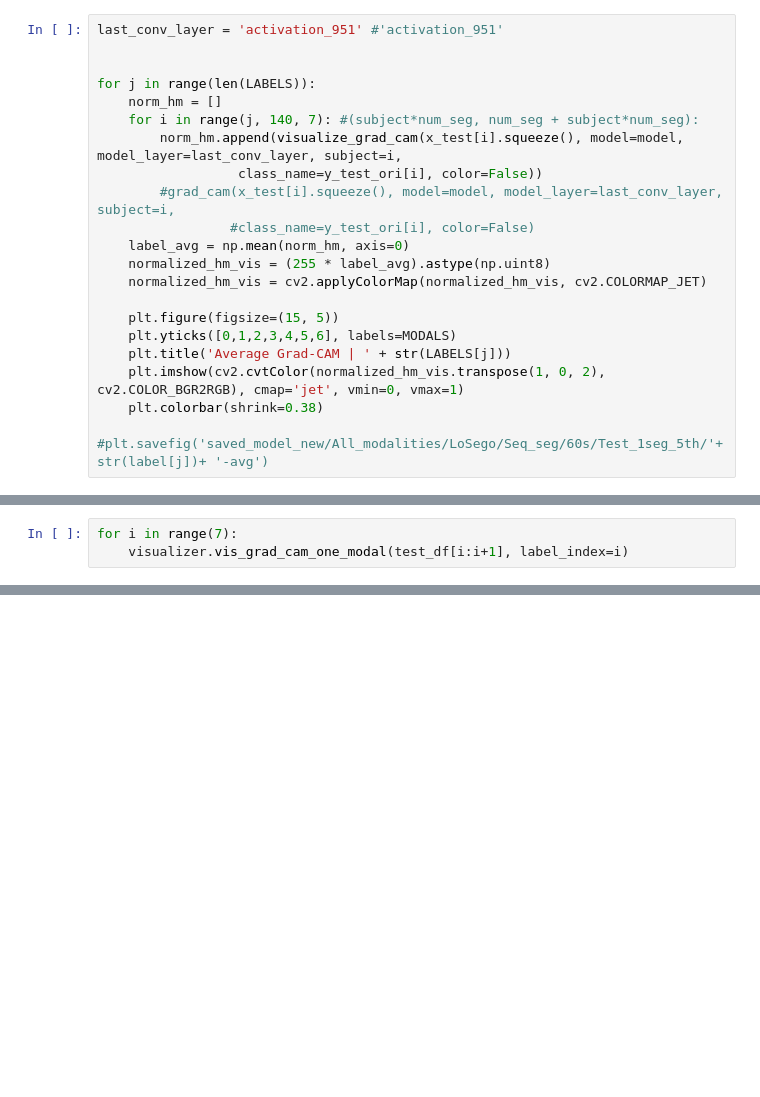
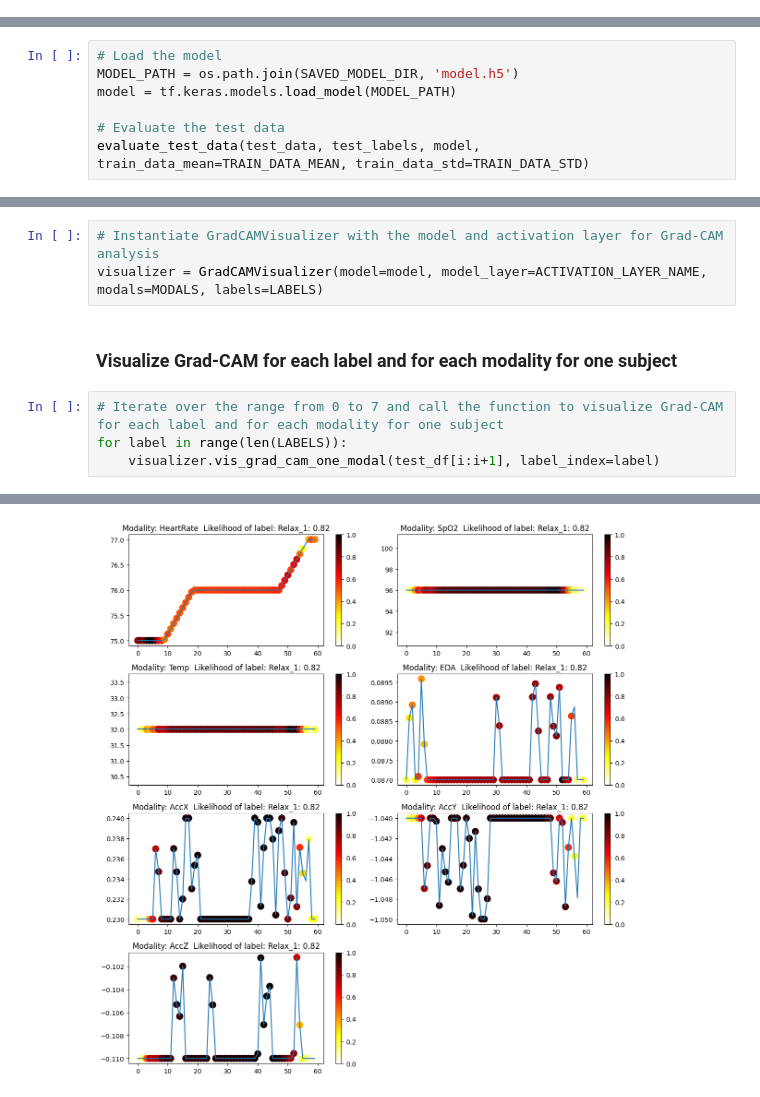
Before and after one commit to dheerajpr97/Explainable-AI-Non-EEG, a Jupyter notebook: notebooks/evaluation.ipynb, the cells around one changed output, grey strips where cells are left out. Drawn from its saved outputs; the diff is of its cells as text; blank space fills up the shorter version.

```diff
--- a/notebooks/evaluation.ipynb
+++ b/notebooks/evaluation.ipynb
@@ -372,21 +0,0 @@ a = visualize_grad_cam(x_test[0].squeeze(), model=model, model_layer='activation
-# %%
-last_conv_layer = 'activation_951' #'activation_951'
-
-
-for j in range(len(LABELS)):
-    norm_hm = []
-    for i in range(j, 140, 7): #(subject*num_seg, num_seg + subject*num_seg):
-        norm_hm.append(visualize_grad_cam(x_test[i].squeeze(), model=model, model_layer=last_conv_layer, subject=i,
-                  class_name=y_test_ori[i], color=False))
-        #grad_cam(x_test[i].squeeze(), model=model, model_layer=last_conv_layer, subject=i,
-                 #class_name=y_test_ori[i], color=False)
-    label_avg = np.mean(norm_hm, axis=0)
-    normalized_hm_vis = (255 * label_avg).astype(np.uint8)
-    normalized_hm_vis = cv2.applyColorMap(normalized_hm_vis, cv2.COLORMAP_JET)
-
-    plt.figure(figsize=(15, 5))
-    plt.yticks([0,1,2,3,4,5,6], labels=MODALS)
-    plt.title('Average Grad-CAM | ' + str(LABELS[j]))
-    plt.imshow(cv2.cvtColor(normalized_hm_vis.transpose(1, 0, 2), cv2.COLOR_BGR2RGB), cmap='jet', vmin=0, vmax=1)
-    plt.colorbar(shrink=0.38)
-    #plt.savefig('saved_model_new/All_modalities/LoSego/Seq_seg/60s/Test_1seg_5th/'+str(label[j])+ '-avg')
@@ -580,3 +0,0 @@ visualizer = GradCAMVisualizer(model=model, model_layer='activation_951', modals
-# %%
-for i in range(7):
-    visualizer.vis_grad_cam_one_modal(test_df[i:i+1], label_index=i)
@@ -615,0 +35,7 @@ visualizer.average_grad_cam(test_df)
+# %%
+# Load the model
+MODEL_PATH = os.path.join(SAVED_MODEL_DIR, 'model.h5')
+model = tf.keras.models.load_model(MODEL_PATH)
+
+# Evaluate the test data
+evaluate_test_data(test_data, test_labels, model, train_data_mean=TRAIN_DATA_MEAN, train_data_std=TRAIN_DATA_STD)
@@ -615,0 +49,10 @@ visualizer.average_grad_cam(test_df)
+# %%
+# Instantiate GradCAMVisualizer with the model and activation layer for Grad-CAM analysis
+visualizer = GradCAMVisualizer(model=model, model_layer=ACTIVATION_LAYER_NAME, modals=MODALS, labels=LABELS)
+# %% [markdown]
+### Visualize Grad-CAM for each label and for each modality for one subject
+# %%
+# Iterate over the range from 0 to 7 and call the function to visualize Grad-CAM for each label and for each modality for one subject
+for label in range(len(LABELS)):
+    visualizer.vis_grad_cam_one_modal(test_df[i:i+1], label_index=label)
+# %% [output]
@@ -615,0 +60 @@ visualizer.average_grad_cam(test_df)
+[figure, added]
```
Also changed, not shown: parts of 35 cells of this notebook, 12 other files.
